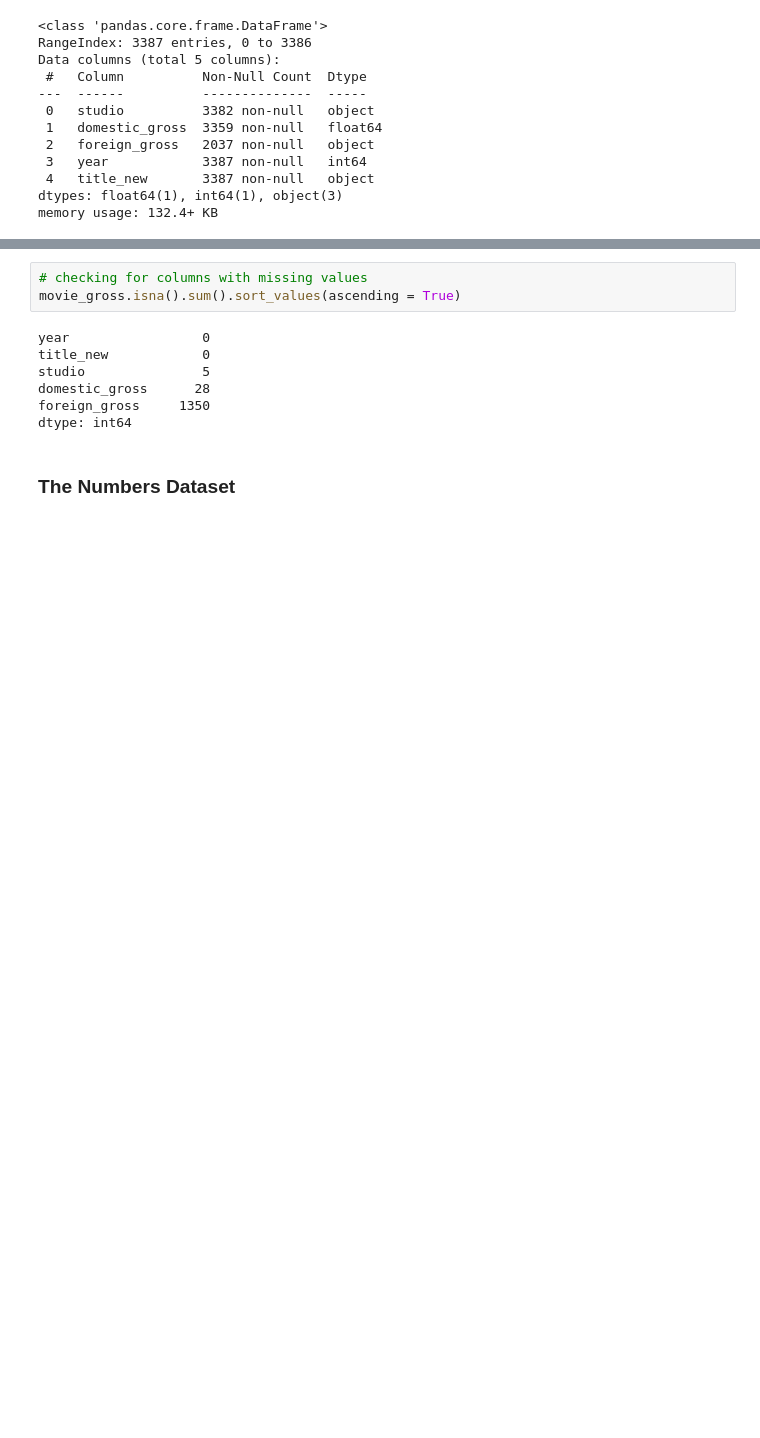
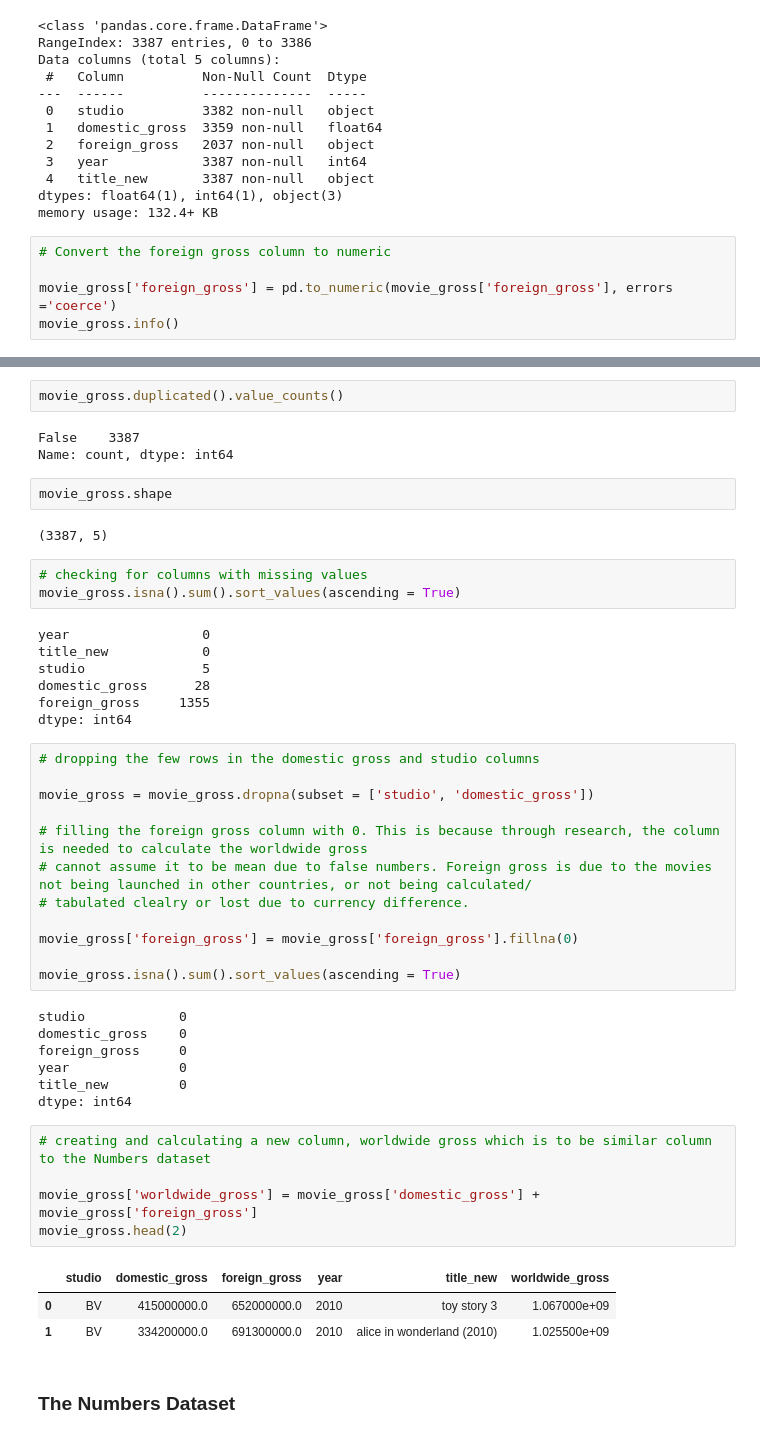
Before and after one commit to JuneHenia/Phase-2-Movie-Project, a Jupyter notebook: notebook/Movie Analysis Project.ipynb, the cells around one changed output, grey strips where cells are left out. Saved outputs shown, nothing was run; the diff lists cells and outputs as text; blank space fills up the shorter version.

```diff
--- a/notebook/Movie Analysis Project.ipynb
+++ b/notebook/Movie Analysis Project.ipynb
@@ -195,3 +185,8 @@ Data columns (total 5 columns):
  4   title_new       3387 non-null   object
 dtypes: float64(1), int64(1), object(3)
 memory usage: 132.4+ KB
+# %%
+# Convert the foreign gross column to numeric
+
+movie_gross['foreign_gross'] = pd.to_numeric(movie_gross['foreign_gross'], errors ='coerce')
+movie_gross.info()
@@ -198,3 +206,12 @@ memory usage: 132.4+ KB
+# %%
+movie_gross.duplicated().value_counts()
+# %% [output]
+False    3387
+Name: count, dtype: int64
+# %%
+movie_gross.shape
+# %% [output]
+(3387, 5)
 # %%
 # checking for columns with missing values
 movie_gross.isna().sum().sort_values(ascending = True)
@@ -203,8 +220,36 @@ year                 0
 title_new            0
 studio               5
 domestic_gross      28
-foreign_gross     1350
+foreign_gross     1355
 dtype: int64
+# %%
+# dropping the few rows in the domestic gross and studio columns
+
+movie_gross = movie_gross.dropna(subset = ['studio', 'domestic_gross'])
+
+# filling the foreign gross column with 0. This is because through research, the column is needed to calculate the worldwide gross
+# cannot assume it to be mean due to false numbers. Foreign gross is due to the movies not being launched in other countries, or not being calculated/
+# tabulated clealry or lost due to currency difference.
+
+movie_gross['foreign_gross'] = movie_gross['foreign_gross'].fillna(0)
+
+movie_gross.isna().sum().sort_values(ascending = True)
+# %% [output]
+studio            0
+domestic_gross    0
+foreign_gross     0
+year              0
+title_new         0
+dtype: int64
+# %%
+# creating and calculating a new column, worldwide gross which is to be similar column to the Numbers dataset
+
+movie_gross['worldwide_gross'] = movie_gross['domestic_gross'] + movie_gross['foreign_gross']
+movie_gross.head(2)
+# %% [output]
+|  | studio | domestic_gross | foreign_gross | year | title_new | worldwide_gross |
+| 0 | BV | 415000000.0 | 652000000.0 | 2010 | toy story 3 | 1.067000e+09 |
+| 1 | BV | 334200000.0 | 691300000.0 | 2010 | alice in wonderland (2010) | 1.025500e+09 |
 # %% [markdown]
 ### The Numbers Dataset
 # %%
```
Also changed, not shown: parts of 11 cells of this notebook.
